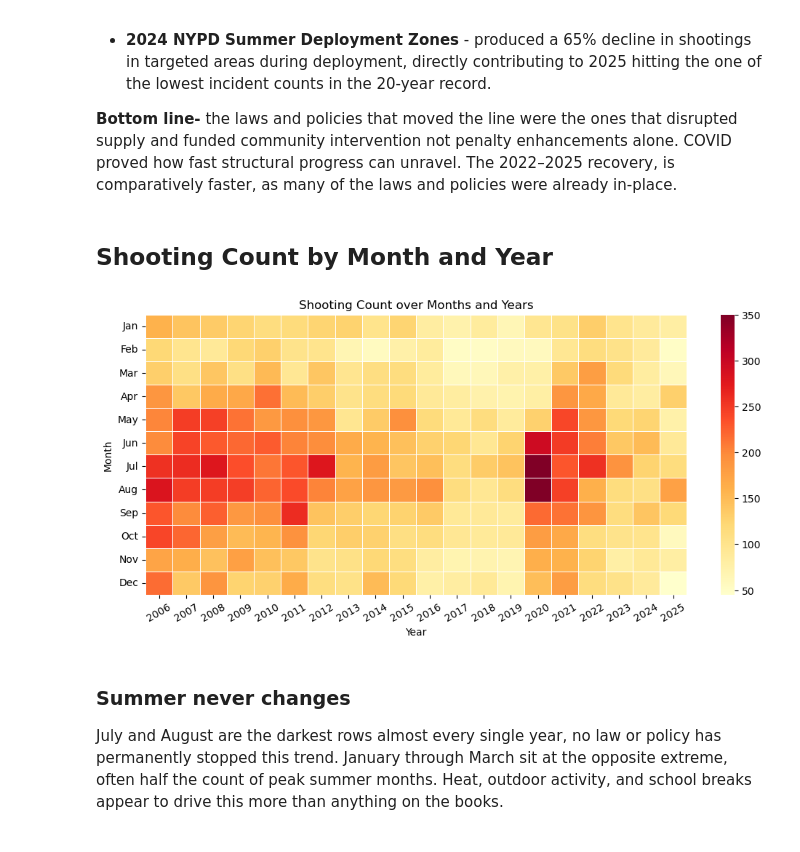
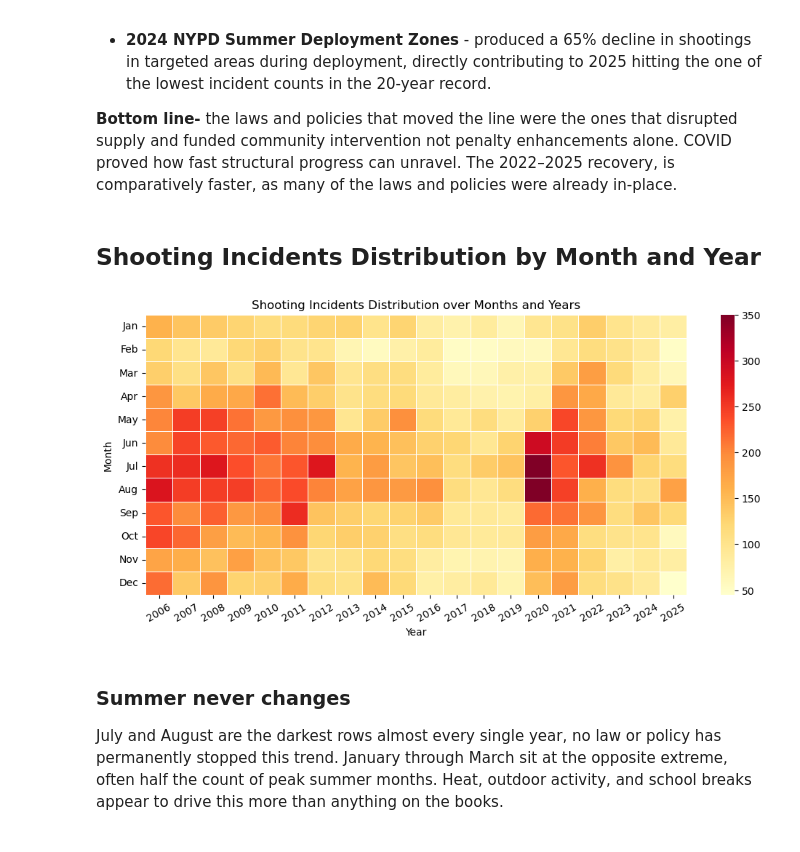
Before and after one commit to karanveerss383/NYC-shootings-analysis, a Jupyter notebook: Analysis/part_data_analysis_singh_karanveer.ipynb, the cells around one changed output. Cells and saved outputs as stored; diff of their text form; code cells hidden in the pictures.

```diff
--- a/Analysis/part_data_analysis_singh_karanveer.ipynb
+++ b/Analysis/part_data_analysis_singh_karanveer.ipynb
@@ -76,7 +76,7 @@ The fastest decline in the dataset. Three things drove it simultaneously:
 
 **Bottom line-** the laws and policies that moved the line were the ones that disrupted supply and funded community intervention not penalty enhancements alone. COVID proved how fast structural progress can unravel. The 2022–2025 recovery, is comparatively faster, as many of the laws and policies were already in-place.
 # %% [markdown]
-## Shooting Count by Month and Year
+## Shooting Incidents Distribution by Month and Year
 # %%
 combined_df['4-year-bins'] = pd.cut(combined_df['OCCUR_DATETIME'].dt.year,bins=[(2006+(4*x)) if x != 5 else 2025 for x in range(0,6)],include_lowest=True)
 
@@ -89,15 +89,15 @@ monthly_group = combined_df.groupby([combined_df['OCCUR_DATETIME'].dt.month, com
 # %%
 fig, ax = plt.subplots(figsize=(12,5))
 sns.heatmap(data=monthly_group, cmap='YlOrRd',linewidth=.5, ax=ax)
 ax.set_xticklabels([int(x) for x in monthly_group.columns], rotation=30)
 ax.set_yticklabels(month_names, rotation=360)
-ax.set_title('Shooting Count over Months and Years')
+ax.set_title('Shooting Incidents Distribution over Months and Years')
 ax.set_xlabel('Year')
 ax.set_ylabel('Month')
 
 plt.show()
 # %% [output]
-[figure, old version]
+[figure, new version]
 # %% [markdown]
 ### Summer never changes
 July and August are the darkest rows almost every single year, no law or policy has permanently stopped this trend. January through March sit at the opposite extreme, often half the count of peak summer months. Heat, outdoor activity, and school breaks appear to drive this more than anything on the books.
```
